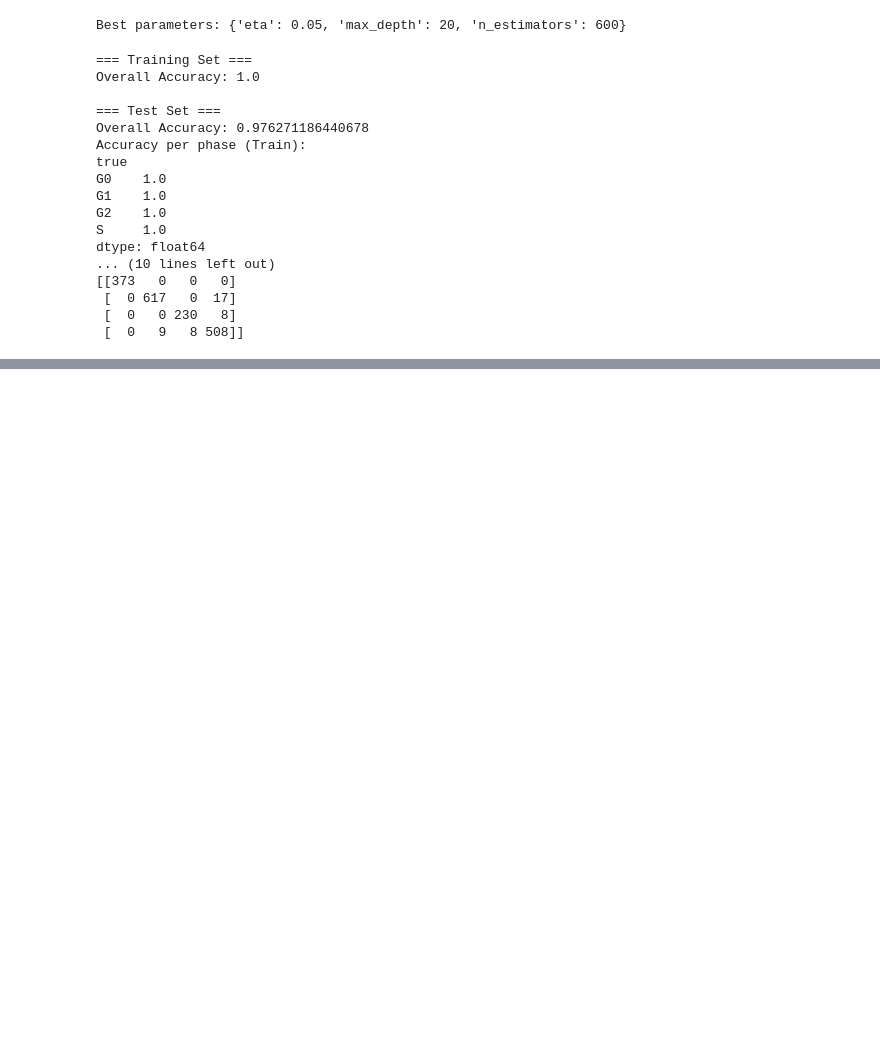
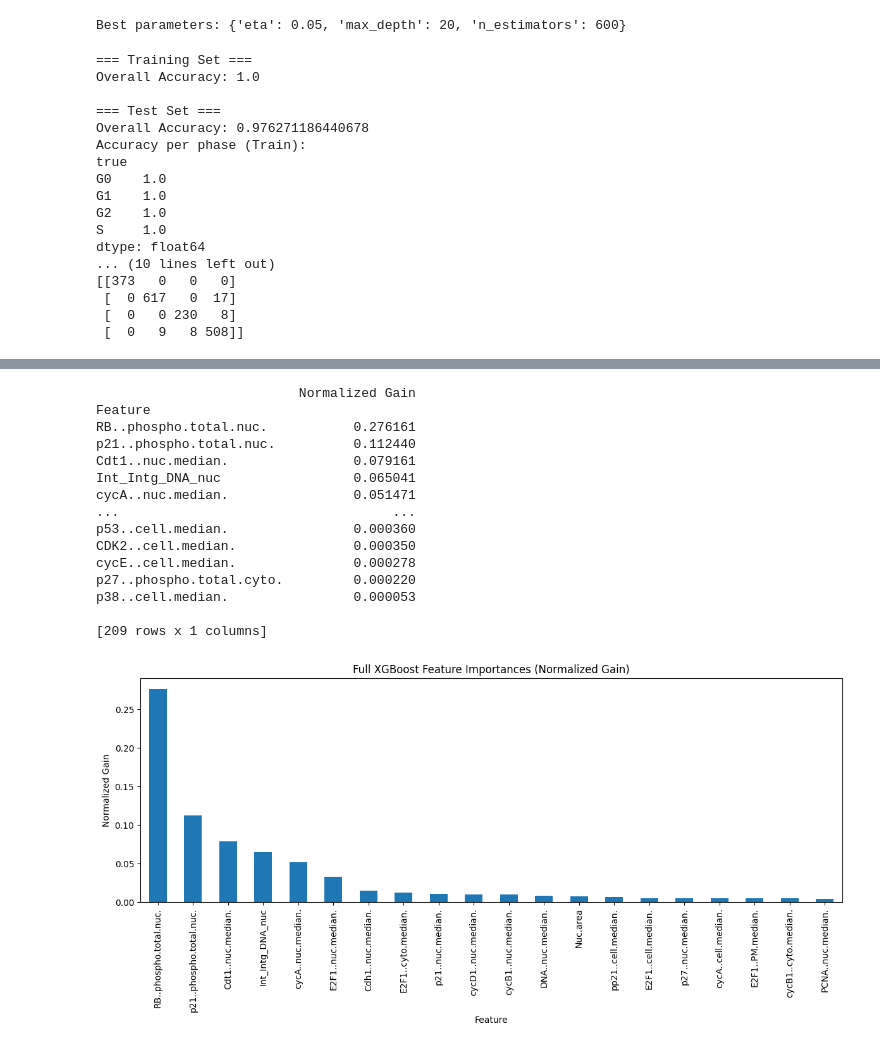
Before and after one commit to mariahgloehr/IICD, a Jupyter notebook: XGBoost/xgb_classification.ipynb, the cells around one changed output, grey strips where cells are left out. Cells and saved outputs as stored; diff of their text form; code cells hidden in the pictures; blank space fills up the shorter version.

```diff
--- a/XGBoost/xgb_classification.ipynb
+++ b/XGBoost/xgb_classification.ipynb
@@ -171,0 +172,49 @@ p53..cell.median.                 0.000140
+# %%
+# Gain-based feature importance from XGBoost
+booster = xgb_model.get_booster()
+
+# Get importance by "gain" (average gain from splits using the feature)
+importance_dict = booster.get_score(importance_type='gain')
+
+# Normalize to sum to 1
+total_gain = sum(importance_dict.values())
+normalized_scores = {k: v / total_gain for k, v in importance_dict.items()}
+
+# Create DataFrame
+importance_df = pd.DataFrame.from_dict(normalized_scores, orient='index', columns=['Normalized Gain'])
+importance_df.index.name = 'Feature'
+importance_df = importance_df.sort_values(by='Normalized Gain', ascending=False)
+print(importance_df)
+
+# Select top n for plotting
+top_n = 20
+top_features_df = importance_df.head(top_n)
+
+# Plot
+top_features_df.plot(kind='bar', figsize=(12, 6), legend=False)
+plt.title(f"Full XGBoost Feature Importances (Normalized Gain)")
+plt.ylabel("Normalized Gain")
+plt.xlabel("Feature")
+plt.tight_layout()
+
+# Save the plot
+plot_path = "xgb_classification_gain_importance_top40.png"
+plt.savefig(plot_path, dpi=300)
+plt.show()
+# %% [output]
+                          Normalized Gain
+Feature
+RB..phospho.total.nuc.           0.276161
+p21..phospho.total.nuc.          0.112440
+Cdt1..nuc.median.                0.079161
+Int_Intg_DNA_nuc                 0.065041
+cycA..nuc.median.                0.051471
+...                                   ...
+p53..cell.median.                0.000360
+CDK2..cell.median.               0.000350
+cycE..cell.median.               0.000278
+p27..phospho.total.cyto.         0.000220
+p38..cell.median.                0.000053
+
+[209 rows x 1 columns]
+[figure, added]
```
Also changed, not shown: parts of 1 cell of this notebook, 11 other files.
